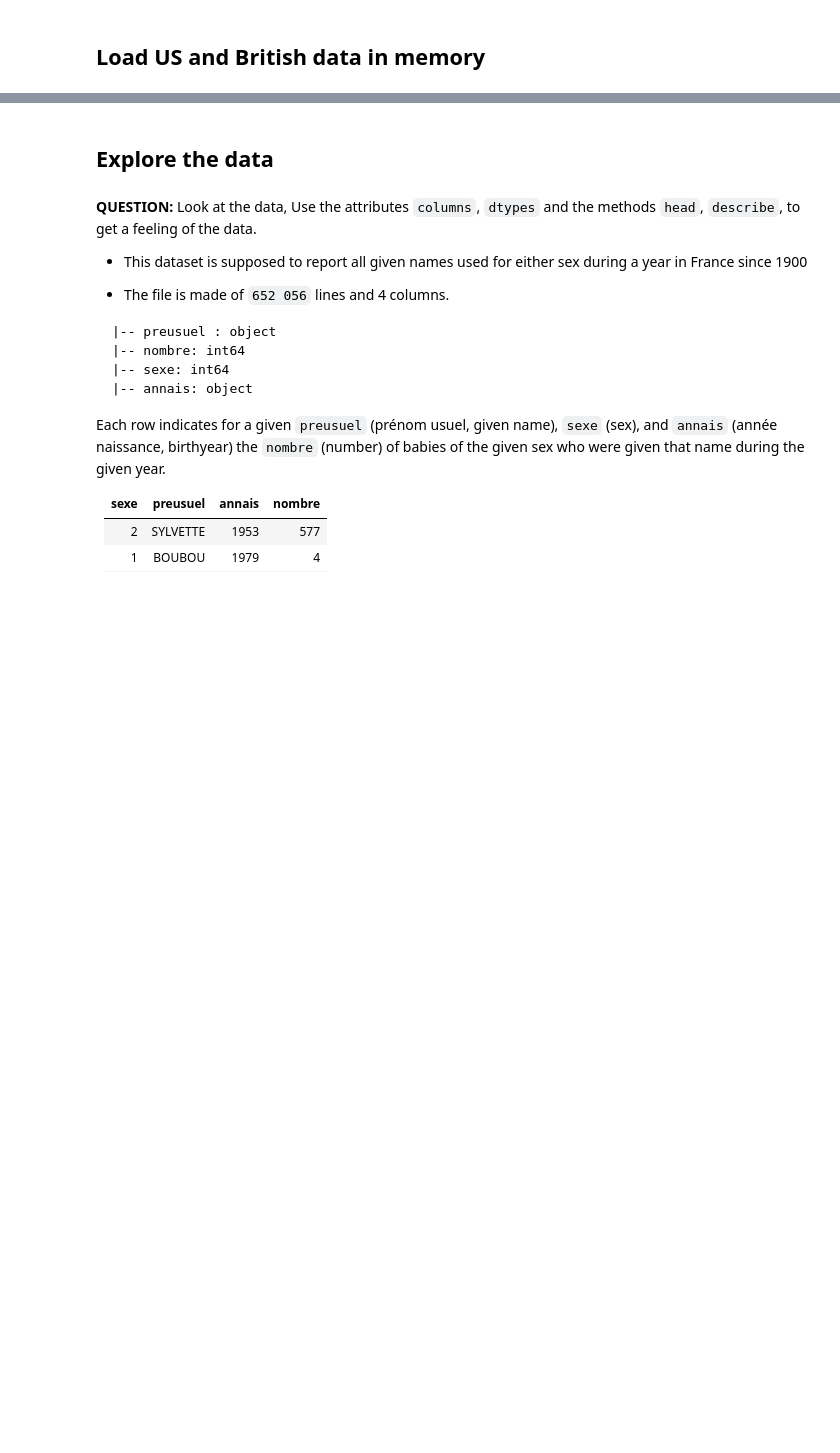
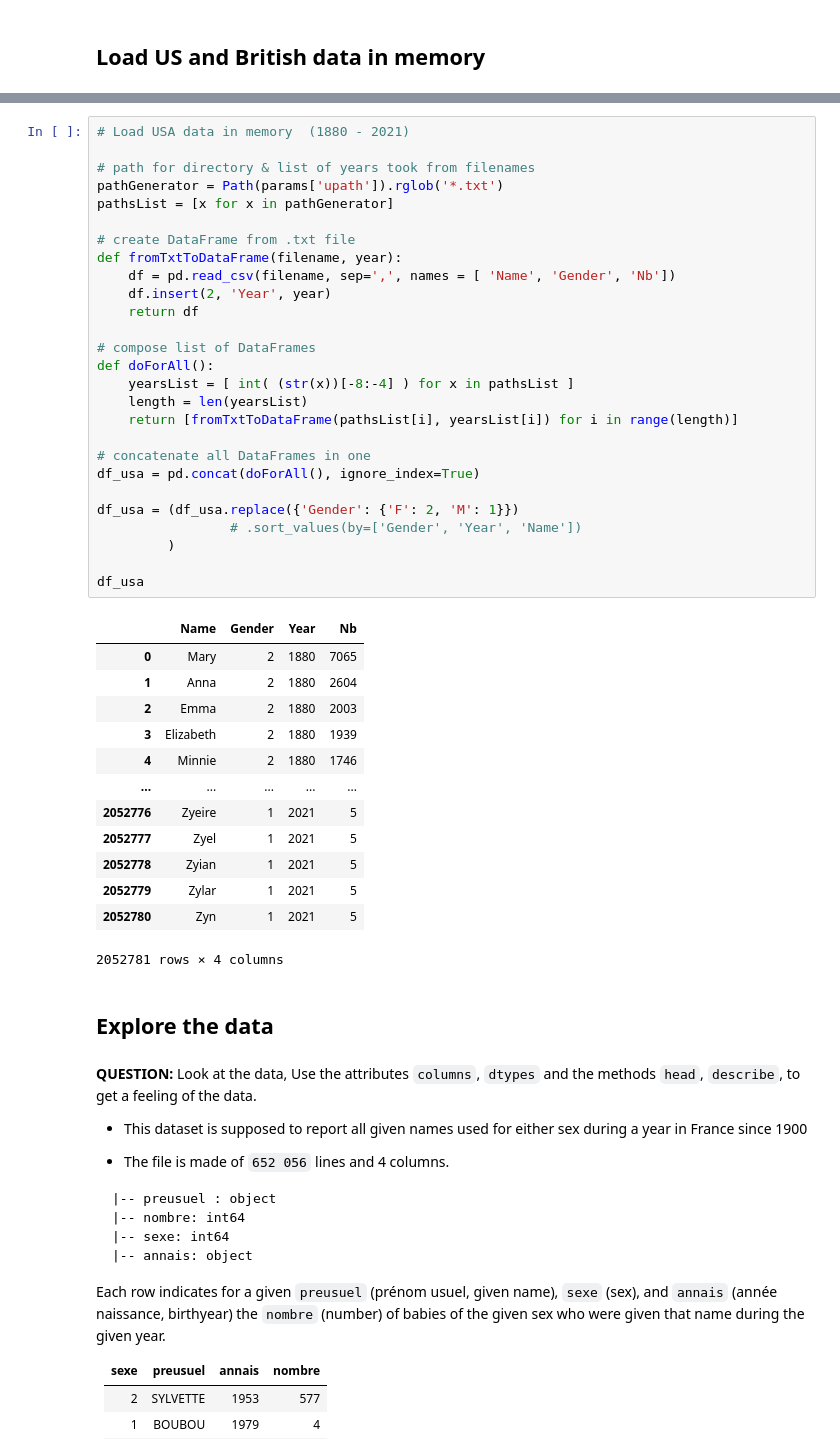
Before and after one commit to brnatvi/S8_DM_BigData, a Jupyter notebook: homework01.ipynb, the cells around one changed output, grey strips where cells are left out. Cells and saved outputs as stored; diff of their text form; blank space fills up the shorter version.

```diff
--- a/homework01.ipynb
+++ b/homework01.ipynb
@@ -240,3 +335,44 @@ df_fr.sample()
+# %%
+# Load USA data in memory  (1880 - 2021)
+
+# path for directory & list of years took from filenames
+pathGenerator = Path(params['upath']).rglob('*.txt')
+pathsList = [x for x in pathGenerator]
+
+# create DataFrame from .txt file
+def fromTxtToDataFrame(filename, year):
+    df = pd.read_csv(filename, sep=',', names = [ 'Name', 'Gender', 'Nb'])
+    df.insert(2, 'Year', year)
+    return df
+
+# compose list of DataFrames
+def doForAll():
+    yearsList = [ int( (str(x))[-8:-4] ) for x in pathsList ]
+    length = len(yearsList)
+    return [fromTxtToDataFrame(pathsList[i], yearsList[i]) for i in range(length)]
+
+# concatenate all DataFrames in one
+df_usa = pd.concat(doForAll(), ignore_index=True)
+
+df_usa = (df_usa.replace({'Gender': {'F': 2, 'M': 1}})
+                 # .sort_values(by=['Gender', 'Year', 'Name'])
+         )
+
+df_usa
+# %% [output]
+|  | Name | Gender | Year | Nb |
+| 0 | Mary | 2 | 1880 | 7065 |
+| 1 | Anna | 2 | 1880 | 2604 |
+| 2 | Emma | 2 | 1880 | 2003 |
+| 3 | Elizabeth | 2 | 1880 | 1939 |
+| 4 | Minnie | 2 | 1880 | 1746 |
+| ... | ... | ... | ... | ... |
+| 2052776 | Zyeire | 1 | 2021 | 5 |
+| 2052777 | Zyel | 1 | 2021 | 5 |
+| 2052778 | Zyian | 1 | 2021 | 5 |
+| 2052779 | Zylar | 1 | 2021 | 5 |
+| 2052780 | Zyn | 1 | 2021 | 5 |
+2052781 rows × 4 columns
 # %% [markdown]
 ## Explore the data
 # %% [markdown]
```
Also changed, not shown: parts of 27 cells of this notebook.
